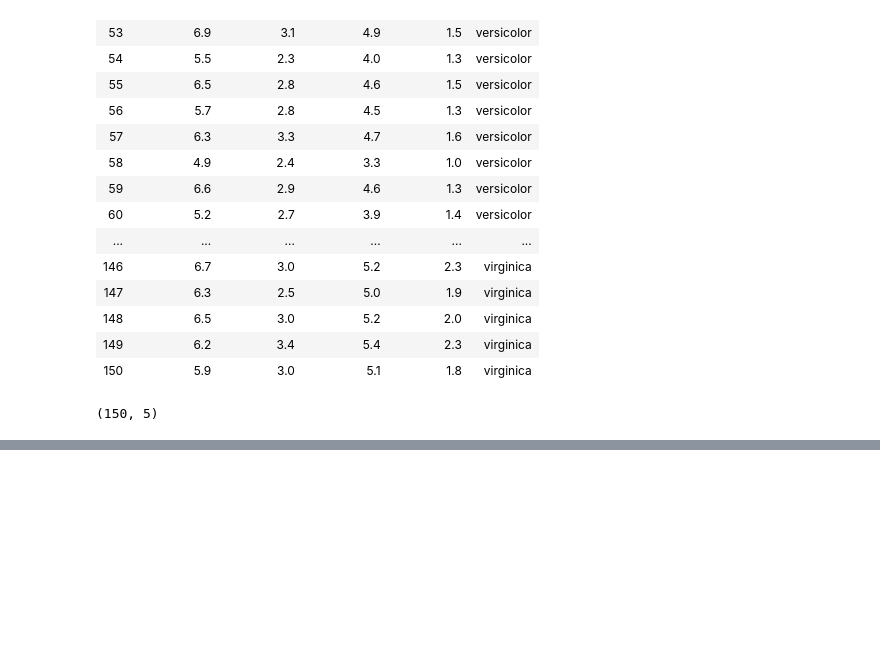
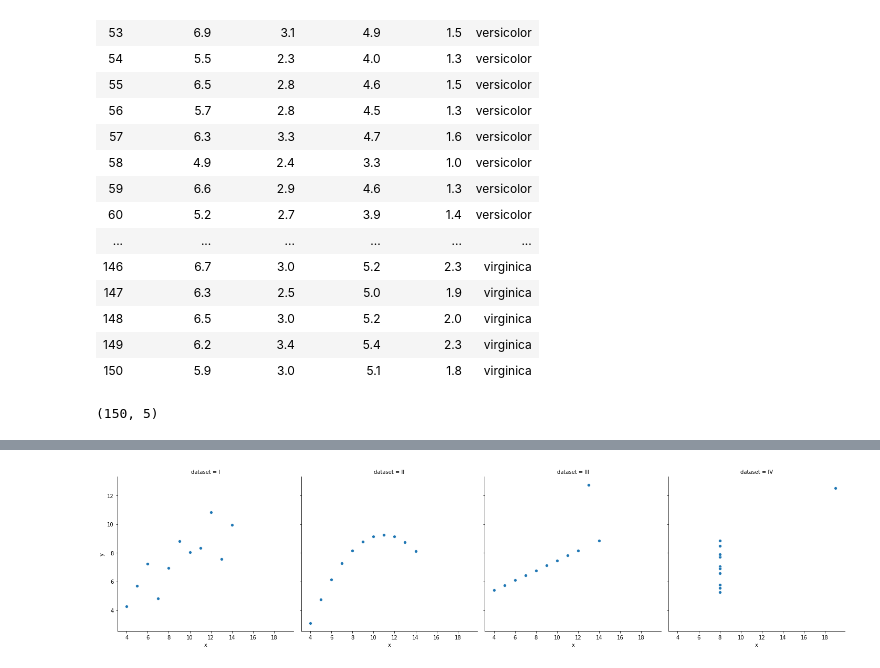
Before and after one commit to aleclhartman/python-exercises, a Jupyter notebook: 4.8.5_seaborn_exercises.ipynb, the cells around one changed output, grey strips where cells are left out. Cells and saved outputs as stored; diff of their text form; code cells hidden in the pictures; blank space fills up the shorter version.

Commit message:
committing work on seaborn exercises from this morning

```diff
--- a/4.8.5_seaborn_exercises.ipynb
+++ b/4.8.5_seaborn_exercises.ipynb
@@ -153,0 +207,6 @@ Name: species, dtype: object
+# %%
+# 1. Using the lesson as an example, use seaborn's load_dataset function to load the anscombe data set.
+# Use pandas to group the data by the dataset column, and calculate summary statistics for each dataset.
+# What do you notice?
+anscombe = sns.load_dataset("anscombe")
+anscombe.head()
@@ -153,0 +230,6 @@ Name: species, dtype: object
+# %%
+# Plot the x and y values from the anscombe data. Each dataset should be in a separate column.
+sns.relplot(x="x", y="y", data=anscombe, col="dataset")
+plt.show()
+# %% [output]
+[figure, added]
```
Also changed, not shown: parts of 23 cells of this notebook.
